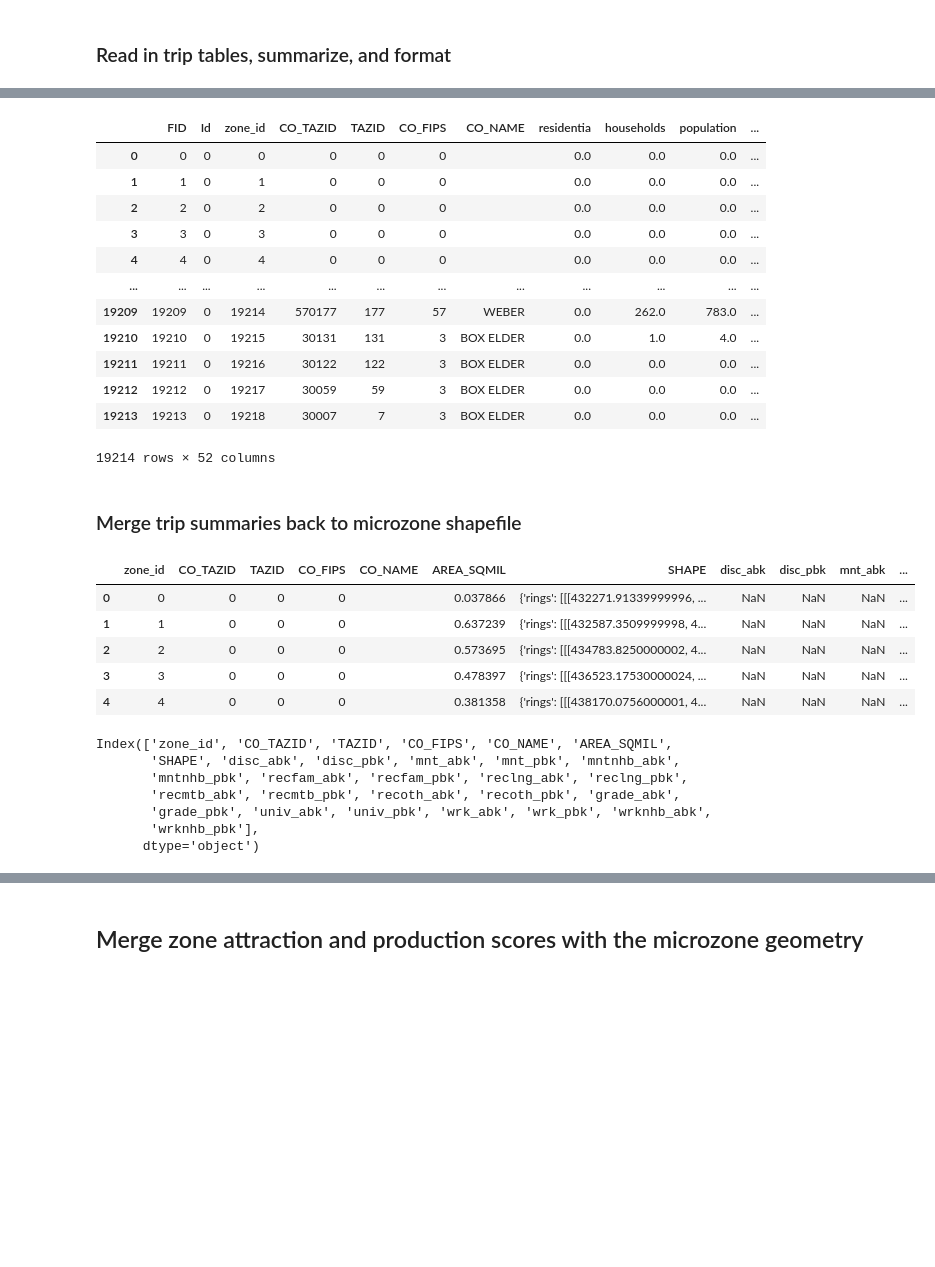
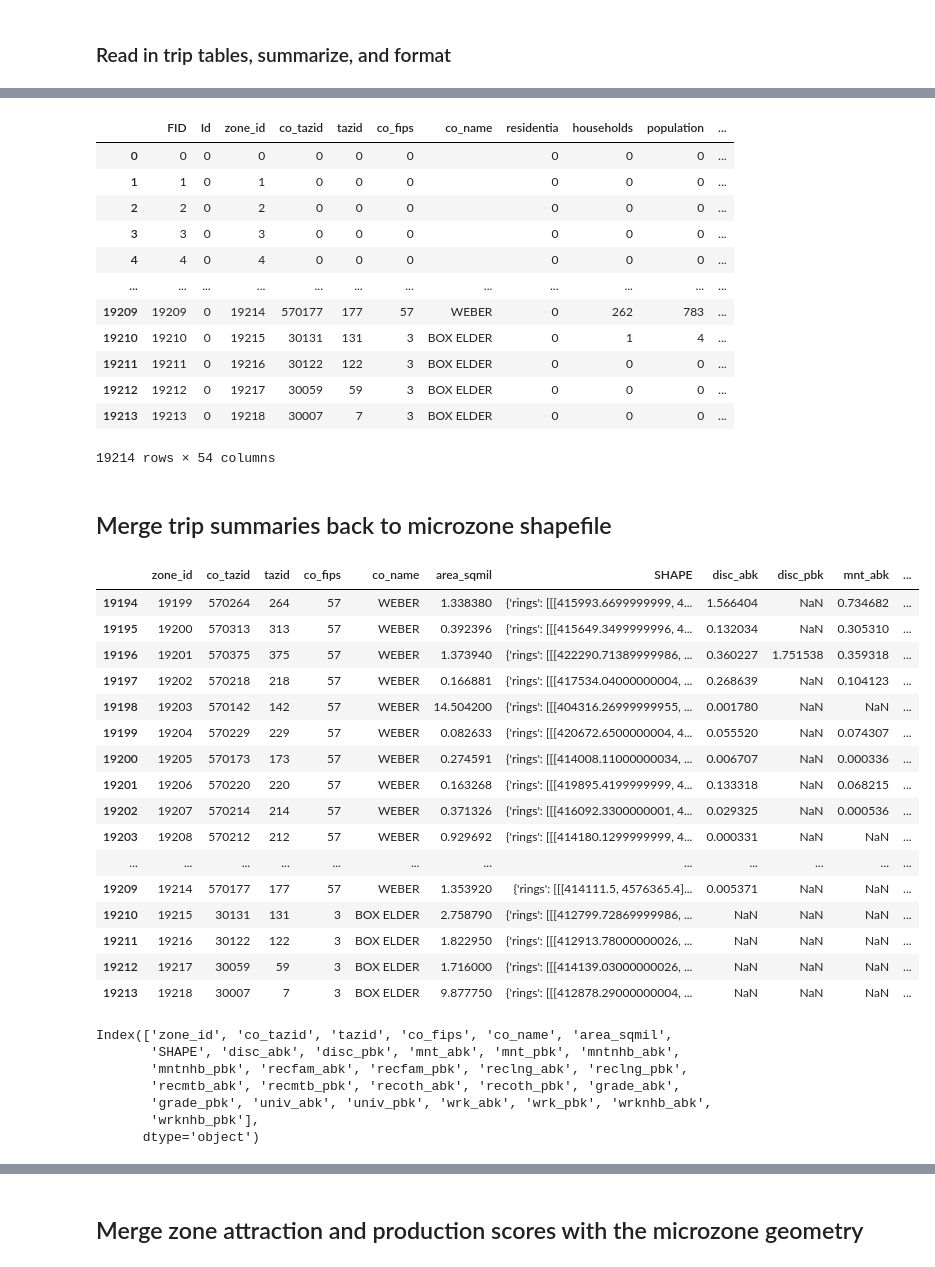
Before and after one commit to WFRCAnalytics/utah_bike_demand_model, a Jupyter notebook: Post_Process_Bike_Model_Outputs/Create-Spatial-Outputs.ipynb, the cells around one changed output, grey strips where cells are left out. Cells and saved outputs as stored; diff of their text form; code cells hidden in the pictures; blank space fills up the shorter version.

```diff
--- a/Post_Process_Bike_Model_Outputs/Create-Spatial-Outputs.ipynb
+++ b/Post_Process_Bike_Model_Outputs/Create-Spatial-Outputs.ipynb
@@ -175,6 +187,6 @@ links4.spatial.to_featureclass(location=r".\Default.gdb\links_bv")
 ## Summarize zone trips by Attracting/Producing Zone
 # %%
 # read in zones
-zones = pd.DataFrame.spatial.from_featureclass(r".\Model_Outputs\microzones.shp")
+zones = pd.DataFrame.spatial.from_featureclass(r"..\Create_Microzones\Outputs\microzones.shp")
 zones.head()
 # %% [output]
@@ -208,57 +220,57 @@ def summarize_zones(trips_df, name):
 # sch_univ_sum.isnull().values.any()
 # %%
 # Discretionary trips (social trips, some recreation)
-disc = pd.read_csv(r".\Model_Outputs\disc_trip.csv")
+disc = pd.read_csv(r"..\Model_Outputs\disc_trip.csv")
 disc_sum = summarize_zones(disc, 'disc')
 del disc
 
 # Maintenance trips (e.g. groceries)
-maint = pd.read_csv(r".\Model_Outputs\maint_trip.csv")
+maint = pd.read_csv(r"..\Model_Outputs\maint_trip.csv")
 maint_sum = summarize_zones(maint, 'mnt')
 del maint
 
 # Maintenance trips non-home-based (e.g. groceries)
-maint_nhb = pd.read_csv(r".\Model_Outputs\maint_nhb_trip.csv")
+maint_nhb = pd.read_csv(r"..\Model_Outputs\maint_nhb_trip.csv")
 maint_nhb_sum = summarize_zones(maint_nhb, 'mntnhb')
 del maint_nhb
 
 # Recreational family trips
-rec_fam = pd.read_csv(r".\Model_Outputs\rec_fam_trip.csv")
+rec_fam = pd.read_csv(r"..\Model_Outputs\rec_fam_trip.csv")
 rec_fam_sum = summarize_zones(rec_fam, 'recfam')
 del rec_fam
 
 # Recreation long trips
-rec_long = pd.read_csv(r".\Model_Outputs\rec_long_trip.csv")
+rec_long = pd.read_csv(r"..\Model_Outputs\rec_long_trip.csv")
 rec_long_sum = summarize_zones(rec_long, 'reclng')
 del rec_long
 
 # Recreation mountain bike trips
-rec_mtb = pd.read_csv(r".\Model_Outputs\rec_mtb_trip.csv")
+rec_mtb = pd.read_csv(r"..\Model_Outputs\rec_mtb_trip.csv")
 rec_mtb_sum = summarize_zones(rec_mtb, 'recmtb')
 del rec_mtb
 
 # Recreation other trips (recreation that doesn't fall into family or long)
-rec_oth = pd.read_csv(r".\Model_Outputs\rec_oth_trip.csv")
+rec_oth = pd.read_csv(r"..\Model_Outputs\rec_oth_trip.csv")
 rec_oth_sum = summarize_zones(rec_oth, 'recoth')
 del rec_oth
 
 # school (grade) trips
-sch_grade = pd.read_csv(r".\Model_Outputs\sch_grade_trip.csv")
+sch_grade = pd.read_csv(r"..\Model_Outputs\sch_grade_trip.csv")
 sch_grade_sum = summarize_zones(sch_grade, 'grade')
 del sch_grade
 
 # school (university) trips
-sch_univ = pd.read_csv(r".\Model_Outputs\sch_univ_trip.csv")
+sch_univ = pd.read_csv(r"..\Model_Outputs\sch_univ_trip.csv")
 sch_univ_sum = summarize_zones(sch_univ, 'univ')
 del sch_univ
 
 # Work trips
-work = pd.read_csv(r".\Model_Outputs\work_trip.csv")
+work = pd.read_csv(r"..\Model_Outputs\work_trip.csv")
 work_sum = summarize_zones(work, 'wrk')
 del work
 
 # Work non-home-based trips
-work_nhb = pd.read_csv(r".\Model_Outputs\work_nhb_trip.csv")
+work_nhb = pd.read_csv(r"..\Model_Outputs\work_nhb_trip.csv")
 work_nhb_sum = summarize_zones(work_nhb, 'wrknhb')
 del work_nhb
 # %%
@@ -280,58 +292,69 @@ rec_fam_sum
 # %%
 zones
 # %% [output]
-|  | FID | Id | zone_id | CO_TAZID | TAZID | CO_FIPS | CO_NAME | residentia | households | population | ... |
-| 0 | 0 | 0 | 0 | 0 | 0 | 0 |  | 0.0 | 0.0 | 0.0 | ... |
-| 1 | 1 | 0 | 1 | 0 | 0 | 0 |  | 0.0 | 0.0 | 0.0 | ... |
-| 2 | 2 | 0 | 2 | 0 | 0 | 0 |  | 0.0 | 0.0 | 0.0 | ... |
-| 3 | 3 | 0 | 3 | 0 | 0 | 0 |  | 0.0 | 0.0 | 0.0 | ... |
-| 4 | 4 | 0 | 4 | 0 | 0 | 0 |  | 0.0 | 0.0 | 0.0 | ... |
+|  | FID | Id | zone_id | co_tazid | tazid | co_fips | co_name | residentia | households | population | ... |
+| 0 | 0 | 0 | 0 | 0 | 0 | 0 |  | 0 | 0 | 0 | ... |
+| 1 | 1 | 0 | 1 | 0 | 0 | 0 |  | 0 | 0 | 0 | ... |
+| 2 | 2 | 0 | 2 | 0 | 0 | 0 |  | 0 | 0 | 0 | ... |
+| 3 | 3 | 0 | 3 | 0 | 0 | 0 |  | 0 | 0 | 0 | ... |
+| 4 | 4 | 0 | 4 | 0 | 0 | 0 |  | 0 | 0 | 0 | ... |
 | ... | ... | ... | ... | ... | ... | ... | ... | ... | ... | ... | ... |
-| 19209 | 19209 | 0 | 19214 | 570177 | 177 | 57 | WEBER | 0.0 | 262.0 | 783.0 | ... |
-| 19210 | 19210 | 0 | 19215 | 30131 | 131 | 3 | BOX ELDER | 0.0 | 1.0 | 4.0 | ... |
-| 19211 | 19211 | 0 | 19216 | 30122 | 122 | 3 | BOX ELDER | 0.0 | 0.0 | 0.0 | ... |
-| 19212 | 19212 | 0 | 19217 | 30059 | 59 | 3 | BOX ELDER | 0.0 | 0.0 | 0.0 | ... |
-| 19213 | 19213 | 0 | 19218 | 30007 | 7 | 3 | BOX ELDER | 0.0 | 0.0 | 0.0 | ... |
+| 19209 | 19209 | 0 | 19214 | 570177 | 177 | 57 | WEBER | 0 | 262 | 783 | ... |
+| 19210 | 19210 | 0 | 19215 | 30131 | 131 | 3 | BOX ELDER | 0 | 1 | 4 | ... |
+| 19211 | 19211 | 0 | 19216 | 30122 | 122 | 3 | BOX ELDER | 0 | 0 | 0 | ... |
+| 19212 | 19212 | 0 | 19217 | 30059 | 59 | 3 | BOX ELDER | 0 | 0 | 0 | ... |
+| 19213 | 19213 | 0 | 19218 | 30007 | 7 | 3 | BOX ELDER | 0 | 0 | 0 | ... |
-19214 rows × 52 columns
+19214 rows × 54 columns
 # %% [markdown]
-### Merge trip summaries back to microzone shapefile
+## Merge trip summaries back to microzone shapefile
 # %%
 # Create a clean copy of zones dataset
 # zones2 = zones[['zone_id', 'co_tazid', 'tazid', 'co_fips', 'co_name', 'SHAPE']].copy()
-zones2 = zones[['zone_id', 'CO_TAZID', 'TAZID', 'CO_FIPS', 'CO_NAME', 'AREA_SQMIL', 'SHAPE']].copy()
+zones2 = zones[['zone_id', 'co_tazid', 'tazid', 'co_fips', 'co_name', 'area_sqmil', 'SHAPE']].copy()
 zones2['zone_id'] = zones2['zone_id'].astype('int64')
 
 
 
 # Join trip tables
 zones2 = zones2.merge(disc_sum, left_on='zone_id', right_on='zone_id', how='left')
 zones2 = zones2.merge(maint_sum, left_on='zone_id', right_on='zone_id', how='left')
 zones2 = zones2.merge(maint_nhb_sum, left_on='zone_id', right_on='zone_id', how='left')
 zones2 = zones2.merge(rec_fam_sum, left_on='zone_id', right_on='zone_id', how='left')
 zones2 = zones2.merge(rec_long_sum, left_on='zone_id', right_on='zone_id', how='left')
 zones2 = zones2.merge(rec_mtb_sum, left_on='zone_id', right_on='zone_id', how='left')
 zones2 = zones2.merge(rec_oth_sum, left_on='zone_id', right_on='zone_id', how='left')
 zones2 = zones2.merge(sch_grade_sum, left_on='zone_id', right_on='zone_id', how='left')
 zones2 = zones2.merge(sch_univ_sum, left_on='zone_id', right_on='zone_id', how='left')
 zones2 = zones2.merge(work_sum, left_on='zone_id', right_on='zone_id', how='left')
 zones2 = zones2.merge(work_nhb_sum, left_on='zone_id', right_on='zone_id', how='left')
 
 
 
 
 # preview table
-zones2.head(5)
+zones2.tail(20)
 # %% [output]
-|  | zone_id | CO_TAZID | TAZID | CO_FIPS | CO_NAME | AREA_SQMIL | SHAPE | disc_abk | disc_pbk | mnt_abk | ... |
-| 0 | 0 | 0 | 0 | 0 |  | 0.037866 | {'rings': [[[432271.91339999996, ... | NaN | NaN | NaN | ... |
-| 1 | 1 | 0 | 0 | 0 |  | 0.637239 | {'rings': [[[432587.3509999998, 4... | NaN | NaN | NaN | ... |
-| 2 | 2 | 0 | 0 | 0 |  | 0.573695 | {'rings': [[[434783.8250000002, 4... | NaN | NaN | NaN | ... |
-| 3 | 3 | 0 | 0 | 0 |  | 0.478397 | {'rings': [[[436523.17530000024, ... | NaN | NaN | NaN | ... |
-| 4 | 4 | 0 | 0 | 0 |  | 0.381358 | {'rings': [[[438170.0756000001, 4... | NaN | NaN | NaN | ... |
+|  | zone_id | co_tazid | tazid | co_fips | co_name | area_sqmil | SHAPE | disc_abk | disc_pbk | mnt_abk | ... |
+| 19194 | 19199 | 570264 | 264 | 57 | WEBER | 1.338380 | {'rings': [[[415993.6699999999, 4... | 1.566404 | NaN | 0.734682 | ... |
+| 19195 | 19200 | 570313 | 313 | 57 | WEBER | 0.392396 | {'rings': [[[415649.3499999996, 4... | 0.132034 | NaN | 0.305310 | ... |
+| 19196 | 19201 | 570375 | 375 | 57 | WEBER | 1.373940 | {'rings': [[[422290.71389999986, ... | 0.360227 | 1.751538 | 0.359318 | ... |
+| 19197 | 19202 | 570218 | 218 | 57 | WEBER | 0.166881 | {'rings': [[[417534.04000000004, ... | 0.268639 | NaN | 0.104123 | ... |
+| 19198 | 19203 | 570142 | 142 | 57 | WEBER | 14.504200 | {'rings': [[[404316.26999999955, ... | 0.001780 | NaN | NaN | ... |
+| 19199 | 19204 | 570229 | 229 | 57 | WEBER | 0.082633 | {'rings': [[[420672.6500000004, 4... | 0.055520 | NaN | 0.074307 | ... |
+| 19200 | 19205 | 570173 | 173 | 57 | WEBER | 0.274591 | {'rings': [[[414008.11000000034, ... | 0.006707 | NaN | 0.000336 | ... |
+| 19201 | 19206 | 570220 | 220 | 57 | WEBER | 0.163268 | {'rings': [[[419895.4199999999, 4... | 0.133318 | NaN | 0.068215 | ... |
+| 19202 | 19207 | 570214 | 214 | 57 | WEBER | 0.371326 | {'rings': [[[416092.3300000001, 4... | 0.029325 | NaN | 0.000536 | ... |
+| 19203 | 19208 | 570212 | 212 | 57 | WEBER | 0.929692 | {'rings': [[[414180.1299999999, 4... | 0.000331 | NaN | NaN | ... |
+| ... | ... | ... | ... | ... | ... | ... | ... | ... | ... | ... | ... |
+| 19209 | 19214 | 570177 | 177 | 57 | WEBER | 1.353920 | {'rings': [[[414111.5, 4576365.4]... | 0.005371 | NaN | NaN | ... |
+| 19210 | 19215 | 30131 | 131 | 3 | BOX ELDER | 2.758790 | {'rings': [[[412799.72869999986, ... | NaN | NaN | NaN | ... |
+| 19211 | 19216 | 30122 | 122 | 3 | BOX ELDER | 1.822950 | {'rings': [[[412913.78000000026, ... | NaN | NaN | NaN | ... |
+| 19212 | 19217 | 30059 | 59 | 3 | BOX ELDER | 1.716000 | {'rings': [[[414139.03000000026, ... | NaN | NaN | NaN | ... |
+| 19213 | 19218 | 30007 | 7 | 3 | BOX ELDER | 9.877750 | {'rings': [[[412878.29000000004, ... | NaN | NaN | NaN | ... |
 # %%
 zones2.columns
 # %% [output]
-Index(['zone_id', 'CO_TAZID', 'TAZID', 'CO_FIPS', 'CO_NAME', 'AREA_SQMIL',
+Index(['zone_id', 'co_tazid', 'tazid', 'co_fips', 'co_name', 'area_sqmil',
        'SHAPE', 'disc_abk', 'disc_pbk', 'mnt_abk', 'mnt_pbk', 'mntnhb_abk',
        'mntnhb_pbk', 'recfam_abk', 'recfam_pbk', 'reclng_abk', 'reclng_pbk',
        'recmtb_abk', 'recmtb_pbk', 'recoth_abk', 'recoth_pbk', 'grade_abk',
```
Also changed, not shown: parts of 23 cells of this notebook, 1 other file.
